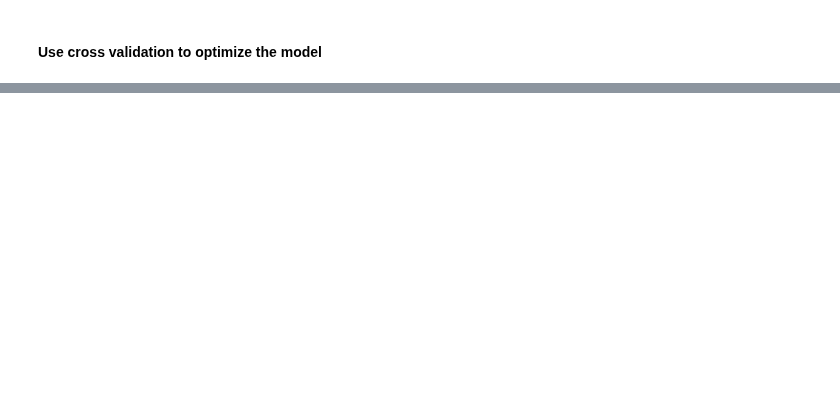
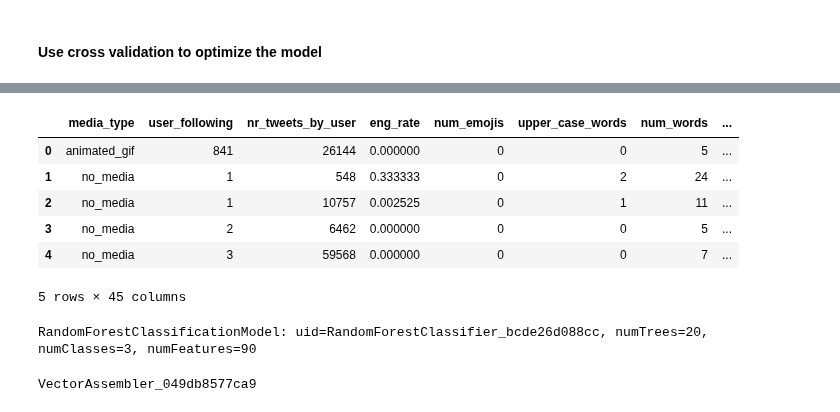
Before and after one commit to atyvaert/big-data, a Jupyter notebook: src/Models/Engagement rate versie 2.ipynb, the cells around one changed output, grey strips where cells are left out. Cells and saved outputs as stored; diff of their text form; code cells hidden in the pictures; blank space fills up the shorter version.

```diff
--- a/src/Models/Engagement rate versie 2.ipynb
+++ b/src/Models/Engagement rate versie 2.ipynb
@@ -955,0 +998,23 @@ shap.summary_plot(shap_values,  test)
+# %%
+# convert the rf predictions to a pandas dataframe
+RF_preds_pd = rf_preds.toPandas()
+RF_preds_pd.head(5)
+# %% [output]
+|  | media_type | user_following | nr_tweets_by_user | eng_rate | num_emojis | upper_case_words | num_words | ... |
+| 0 | animated_gif | 841 | 26144 | 0.000000 | 0 | 0 | 5 | ... |
+| 1 | no_media | 1 | 548 | 0.333333 | 0 | 2 | 24 | ... |
+| 2 | no_media | 1 | 10757 | 0.002525 | 0 | 1 | 11 | ... |
+| 3 | no_media | 2 | 6462 | 0.000000 | 0 | 0 | 5 | ... |
+| 4 | no_media | 3 | 59568 | 0.000000 | 0 | 0 | 7 | ... |
+5 rows × 45 columns
+# %%
+# visualize
+tree = RF_pipeline.stages[-1]
+display(tree) #visualize the decision tree model
+#print(tree.toDebugString) #print the nodes of the decision tree model
+# %% [output]
+RandomForestClassificationModel: uid=RandomForestClassifier_bcde26d088cc, numTrees=20, numClasses=3, numFeatures=90
+# %%
+print(RF_pipeline.stages[-10])
+# %% [output]
+VectorAssembler_049db8577ca9
```
Also changed, not shown: parts of 112 cells of this notebook.
